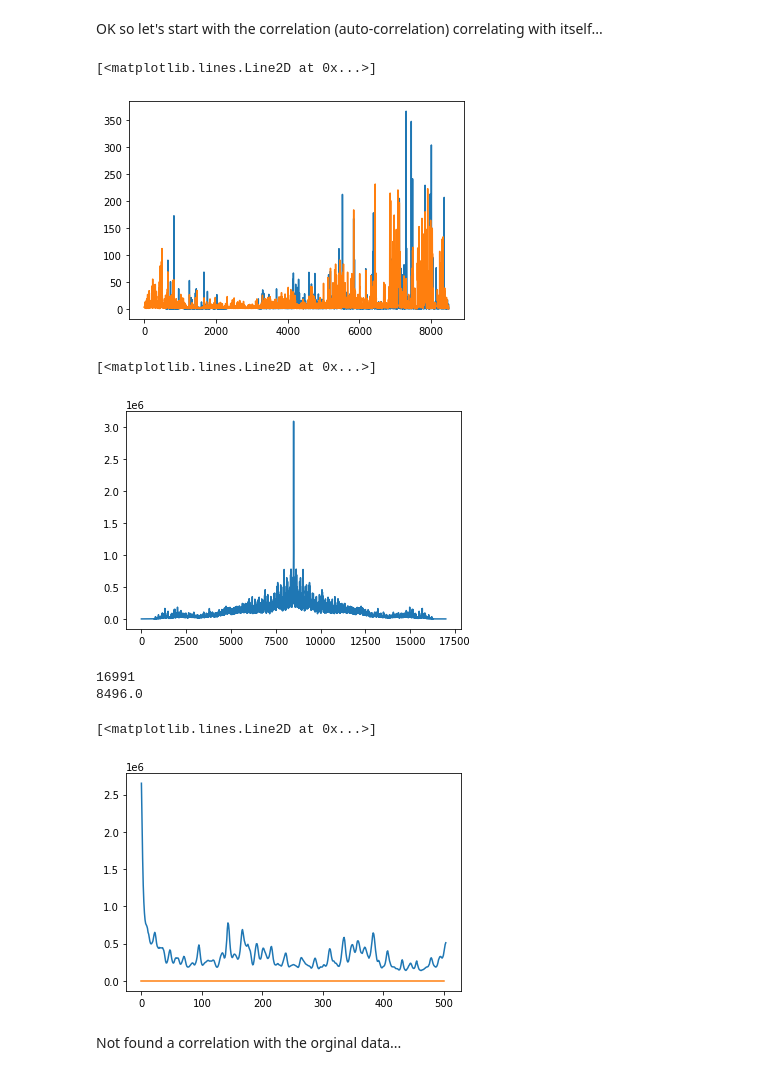
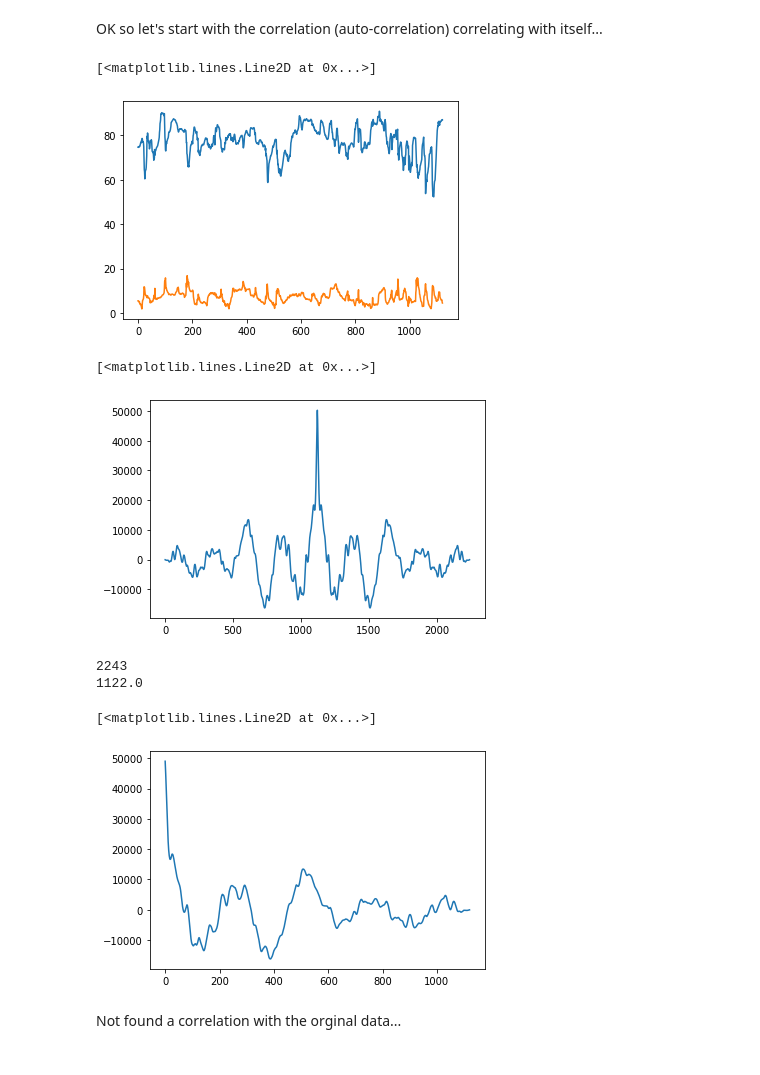
Before and after one commit to flowonthegoliv/ENVS666_2022, a Jupyter notebook: Tutorial_2.ipynb, the cells around one changed output. Saved outputs shown, nothing was run; the diff lists cells and outputs as text; code cells hidden in the pictures.

```diff
--- a/Tutorial_2.ipynb
+++ b/Tutorial_2.ipynb
@@ -248,8 +211,11 @@ df = df.replace([9999],np.nan)
+# %%
+import pandas as pd
+df = pd.read_csv('f008d1cc04ec.csv',sep = ';')
 # %%
 #Here we will randomly select a place
 time = df['Date & Time'].array # here we read the date and time
-data1 = df['Belfast Centre'].array.to_numpy() # we can choose any place based on the location you can see we use .array.to_numpy() to make this into a set of numbers
-data2 = df['Glasgow High Street'].array.to_numpy() # we can choose any place based on the location you can see we use .array.to_numpy() to make this into a set of numbers
+data1 = df['Humidity'].array.to_numpy() # we can choose any place based on the location you can see we use .array.to_numpy() to make this into a set of numbers
+data2 = df['Temperature'].array.to_numpy() # we can choose any place based on the location you can see we use .array.to_numpy() to make this into a set of numbers
 # %% [markdown]
 OK so let's start with the correlation (auto-correlation) correlating with itself...
 # %%
@@ -257,33 +223,33 @@ plt.plot(data1)
 plt.plot(data2)
 # %% [output]
 [<matplotlib.lines.Line2D at 0x...>]
-[figure, old version]
+[figure, new version]
 # %%
 data1[np.isnan(data1)]=0
 data2[np.isnan(data2)]=0
 #fills in the missing value with a zero.
 
-corr = np.correlate(data1,data1,'full')
+corr = np.correlate(data1-np.nanmean(data1),data1-np.nanmean(data1),'full')
 plt.plot(corr)
 # %% [output]
 [<matplotlib.lines.Line2D at 0x...>]
-[figure, old version]
+[figure, new version]
 # %%
 length_of_signal = np.size(corr,0)
 print(length_of_signal)
 half_of_signal = (1+length_of_signal)/2
 print(half_of_signal)
 # %% [output]
-16991
-8496.0
+2243
+1122.0
 # %%
-plt.plot(corr[8496:9000])
-plt.plot([0,500],[0,0])
-plt.plot([50,50],[-1000,1000],'k--')
-plt.plot([100,100],[-1000,1000],'k--')
+plt.plot(corr[1122:3000])
+# plt.plot([0,500],[0,0])
+# plt.plot([50,50],[-1000,1000],'k--')
+# plt.plot([100,100],[-1000,1000],'k--')
 # %% [output]
 [<matplotlib.lines.Line2D at 0x...>]
-[figure, old version]
+[figure, new version]
 # %% [markdown]
 Not found a correlation with the orginal data...
 # %%
```
Also changed, not shown: parts of 2 cells of this notebook.
